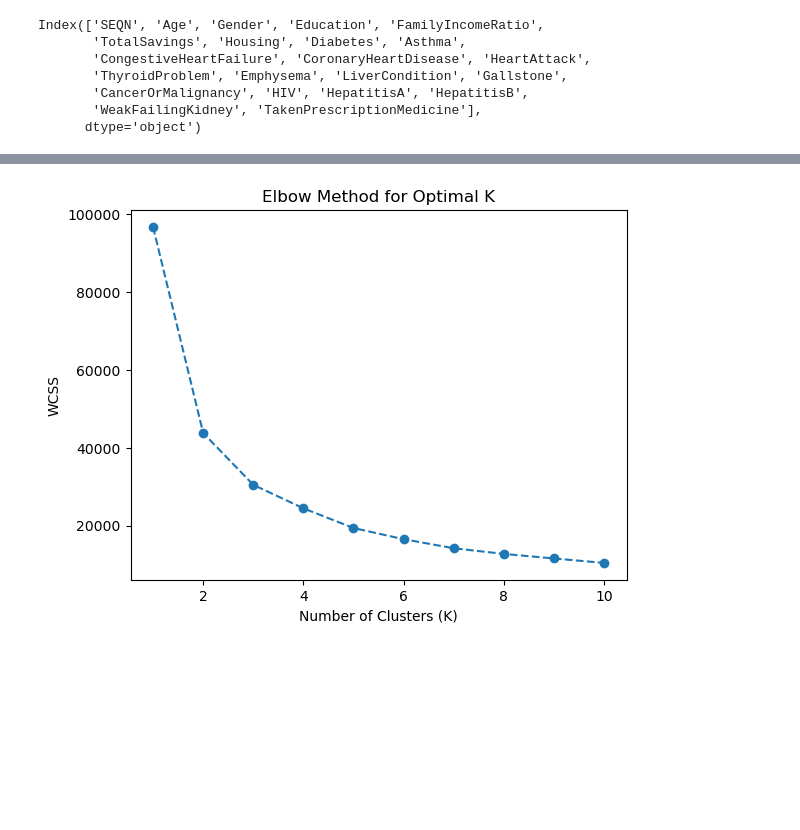
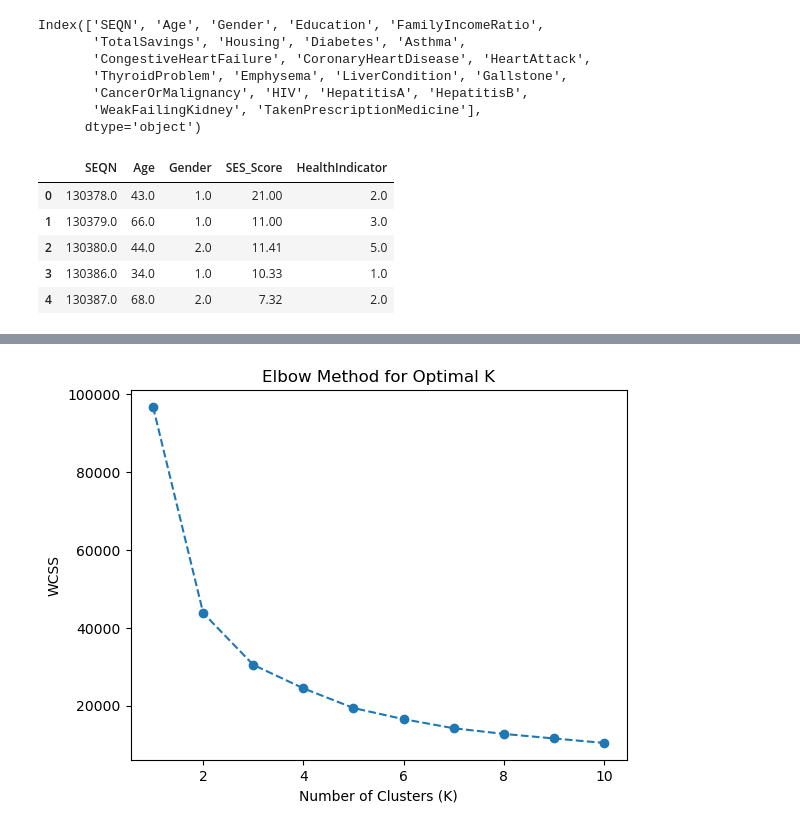
Before and after one commit to baldeoJV/CCADMACL_PROJ_COM222, a Jupyter notebook: socio_experimental (Carl).ipynb, the cells around one changed output, grey strips where cells are left out. Saved outputs shown, nothing was run; the diff lists cells and outputs as text; code cells hidden in the pictures; blank space fills up the shorter version.

```diff
--- a/socio_experimental (Carl).ipynb
+++ b/socio_experimental (Carl).ipynb
@@ -269,0 +264,9 @@ df_scaled = df.copy().drop(columns=['SEQN', 'Age', 'Gender'])
+# %%
+df.head()
+# %% [output]
+|  | SEQN | Age | Gender | SES_Score | HealthIndicator |
+| 0 | 130378.0 | 43.0 | 1.0 | 21.00 | 2.0 |
+| 1 | 130379.0 | 66.0 | 1.0 | 11.00 | 3.0 |
+| 2 | 130380.0 | 44.0 | 2.0 | 11.41 | 5.0 |
+| 3 | 130386.0 | 34.0 | 1.0 | 10.33 | 1.0 |
+| 4 | 130387.0 | 68.0 | 2.0 | 7.32 | 2.0 |
```
Also changed, not shown: parts of 6 cells of this notebook.
